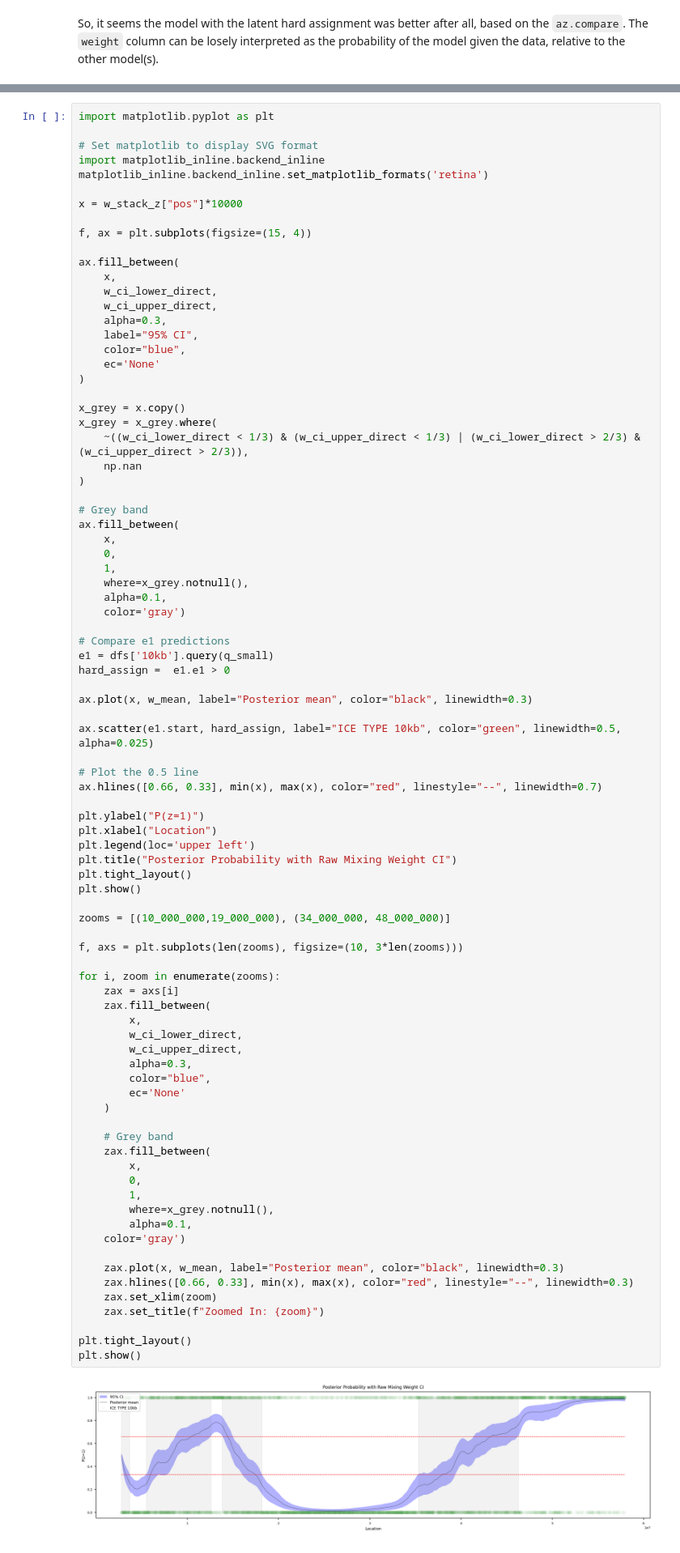
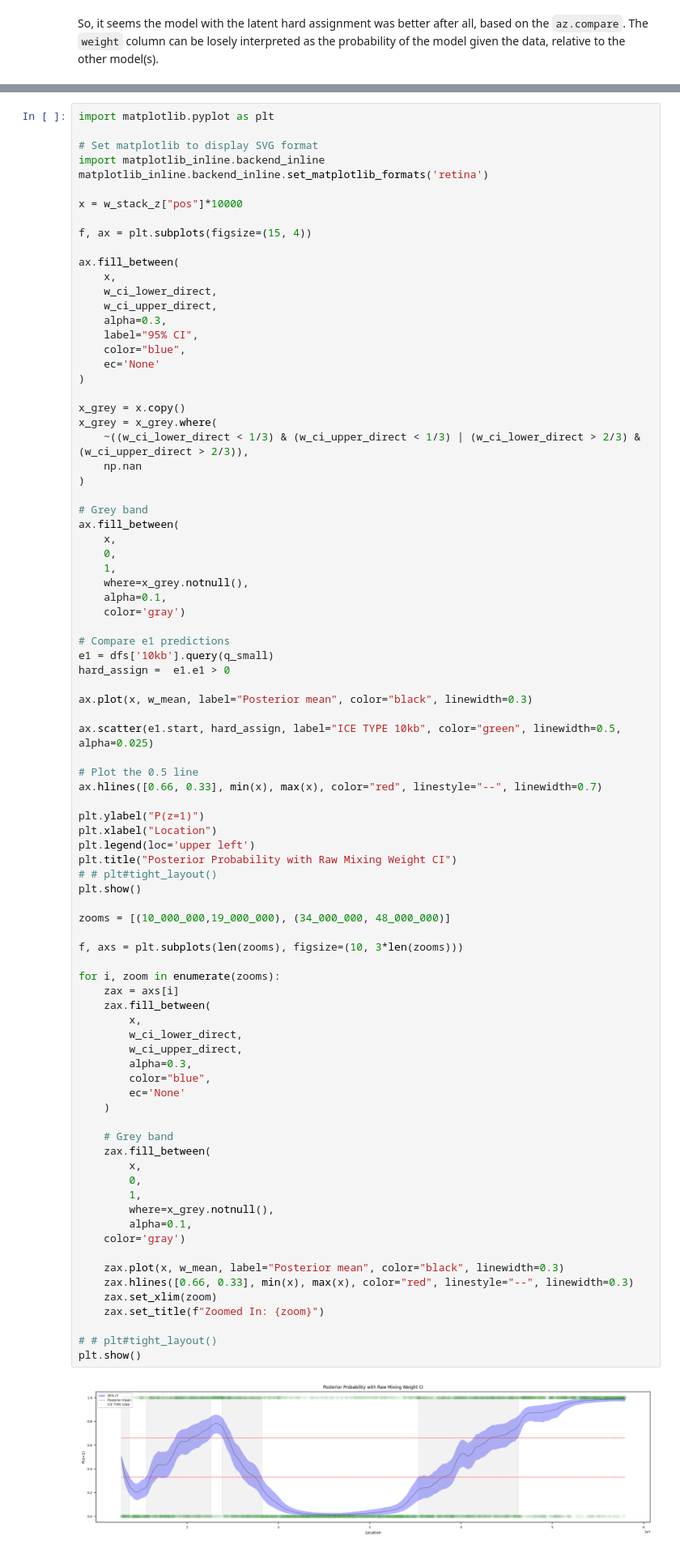
Before and after one commit to munch-group/hic-compartment-borders, a Jupyter notebook: notebooks/08_hi_res_subset_confidence.ipynb, the cells around one changed output, grey strips where cells are left out. Shown at 81% size. Drawn from its saved outputs; the diff is of its cells as text.

```diff
--- a/notebooks/08_hi_res_subset_confidence.ipynb
+++ b/notebooks/08_hi_res_subset_confidence.ipynb
@@ -230,42 +230,42 @@ plt.ylabel("P(z=1)")
 plt.xlabel("Location")
 plt.legend(loc='upper left')
 plt.title("Posterior Probability with Raw Mixing Weight CI")
-plt.tight_layout()
+# # plt#tight_layout()
 plt.show()
 
 zooms = [(10_000_000,19_000_000), (34_000_000, 48_000_000)]
 
 f, axs = plt.subplots(len(zooms), figsize=(10, 3*len(zooms)))
 
 for i, zoom in enumerate(zooms):
     zax = axs[i]
     zax.fill_between(
         x,
         w_ci_lower_direct,
         w_ci_upper_direct,
         alpha=0.3,
         color="blue",
         ec='None'
     )
 
     # Grey band
     zax.fill_between(
         x,
         0,
         1,
         where=x_grey.notnull(),
         alpha=0.1,
     color='gray')
 
     zax.plot(x, w_mean, label="Posterior mean", color="black", linewidth=0.3)
     zax.hlines([0.66, 0.33], min(x), max(x), color="red", linestyle="--", linewidth=0.3)
     zax.set_xlim(zoom)
     zax.set_title(f"Zoomed In: {zoom}")
 
-plt.tight_layout()
+# # plt#tight_layout()
 plt.show()
 # %% [output]
-[figure, old version]
+[figure, new version]
 [figure]
 # %% [markdown]
 So, how can we visualize the density of confidence band?
```
Also changed, not shown: parts of 6 cells of this notebook, 6 other files.
